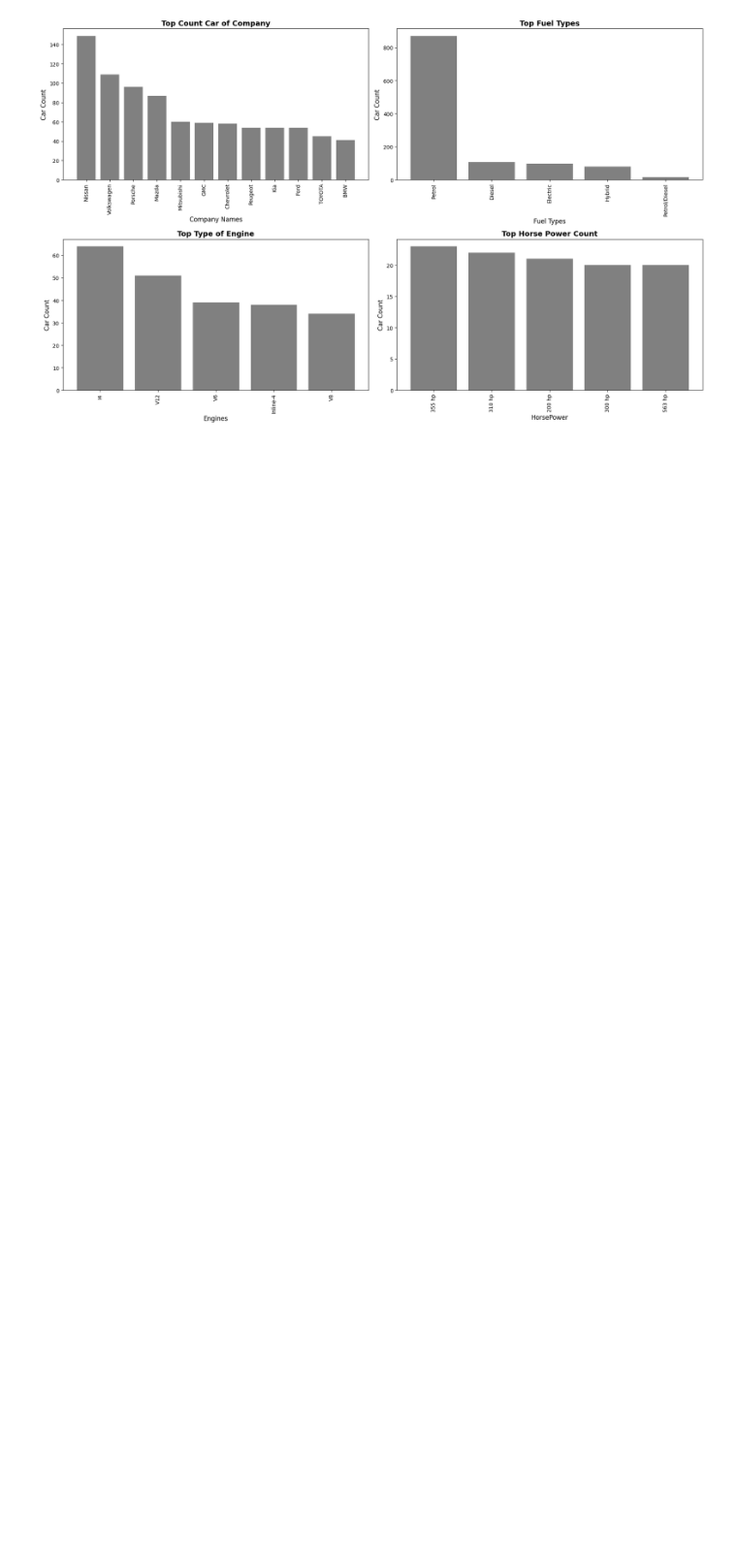
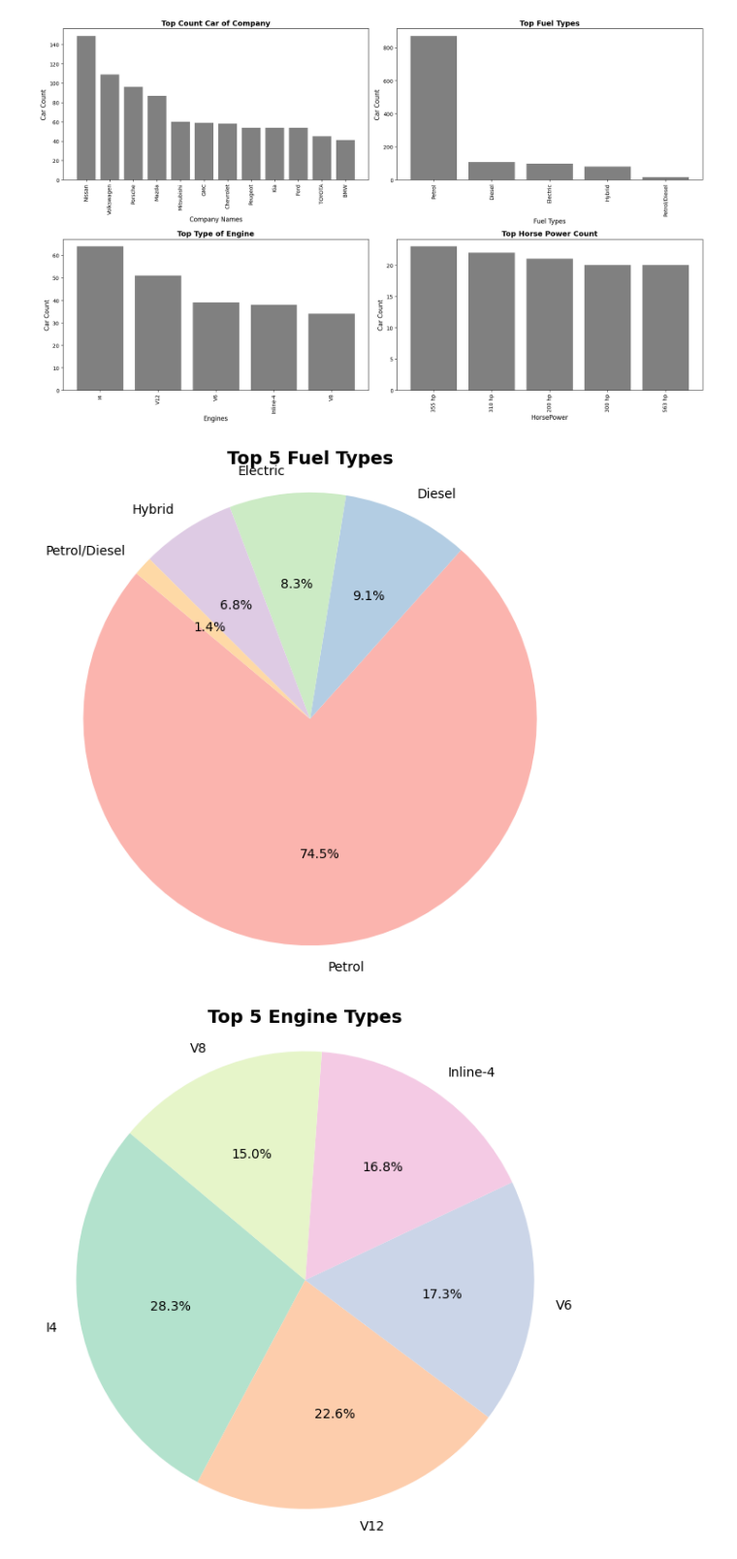
Before and after one commit to fikrihaidar/Cars-Datasets-2025-from-Kaggle, a Jupyter notebook: cars_datasets_2025_kaggle.ipynb, the cells around one changed output. Shown: that part at 97% size. Saved outputs shown, nothing was run; the diff lists cells and outputs as text; code cells hidden in the pictures; blank space fills up the shorter version.

```diff
--- a/cars_datasets_2025_kaggle.ipynb
+++ b/cars_datasets_2025_kaggle.ipynb
@@ -161,3 +188,23 @@ plt.tight_layout(rect=[0, 0.03, 1, 0.95])
 plt.show()
 # %% [output]
 [figure]
+# %%
+#Membuat pie chart
+##Pie chart Top Fuel Types
+top_fuels = data['Fuel Types'].value_counts().nlargest(5)
+plt.figure(figsize=(7, 7))
+plt.pie(top_fuels.values, labels=top_fuels.index, autopct='%1.1f%%', startangle=140, colors=plt.cm.Pastel1.colors)
+plt.title('Top 5 Fuel Types', fontsize=14, fontweight='bold')
+plt.axis('equal')
+plt.show()
+
+##Pie chart Top Engine Types
+top_engines = data['Engines'].value_counts().nlargest(5)
+plt.figure(figsize=(7, 7))
+plt.pie(top_engines.values, labels=top_engines.index, autopct='%1.1f%%', startangle=140, colors=plt.cm.Pastel2.colors)
+plt.title('Top 5 Engine Types', fontsize=14, fontweight='bold')
+plt.axis('equal')
+plt.show()
+# %% [output]
+[figure, added]
+[figure, added]
```
Also changed, not shown: parts of 12 cells of this notebook.
